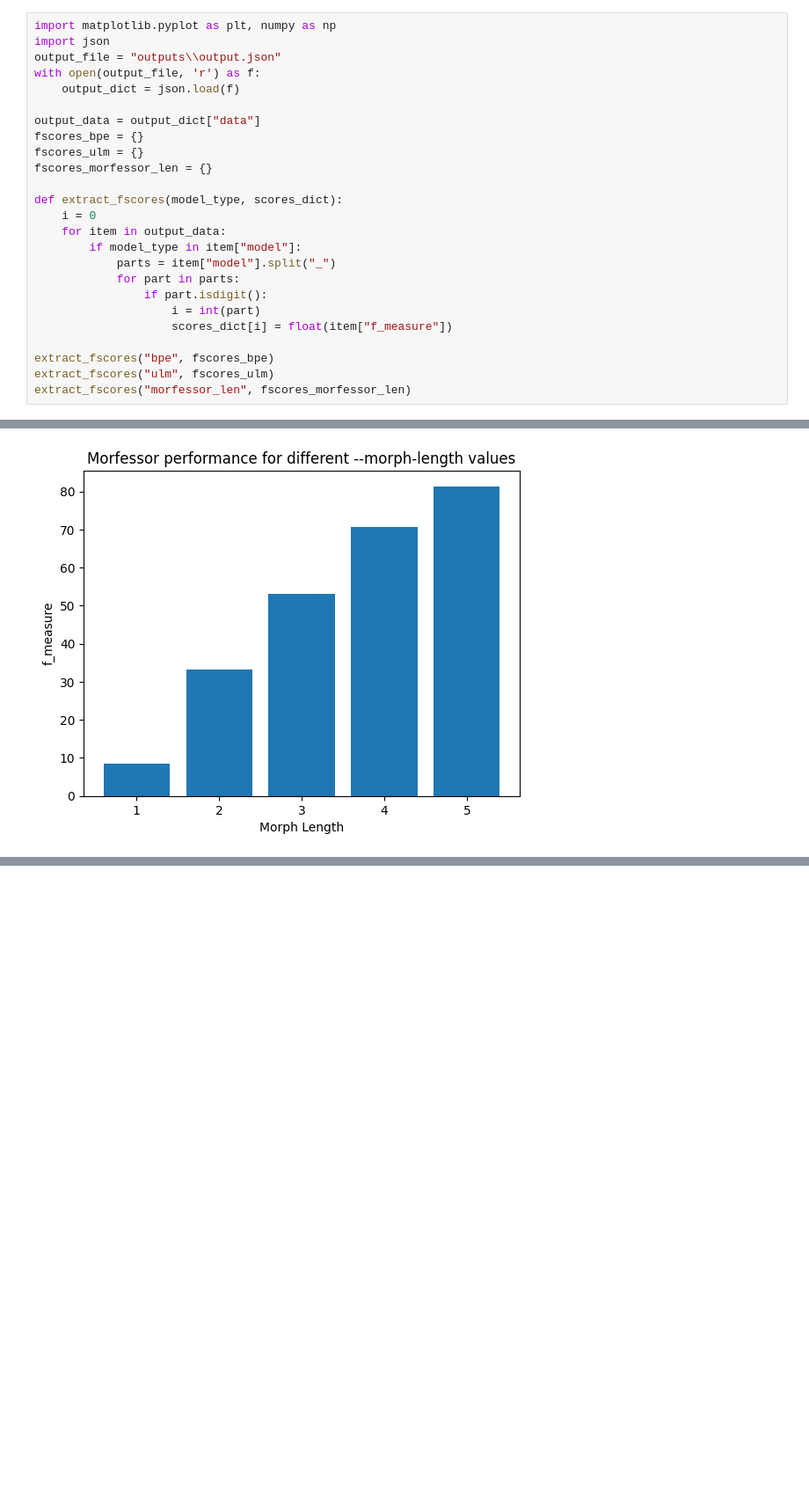
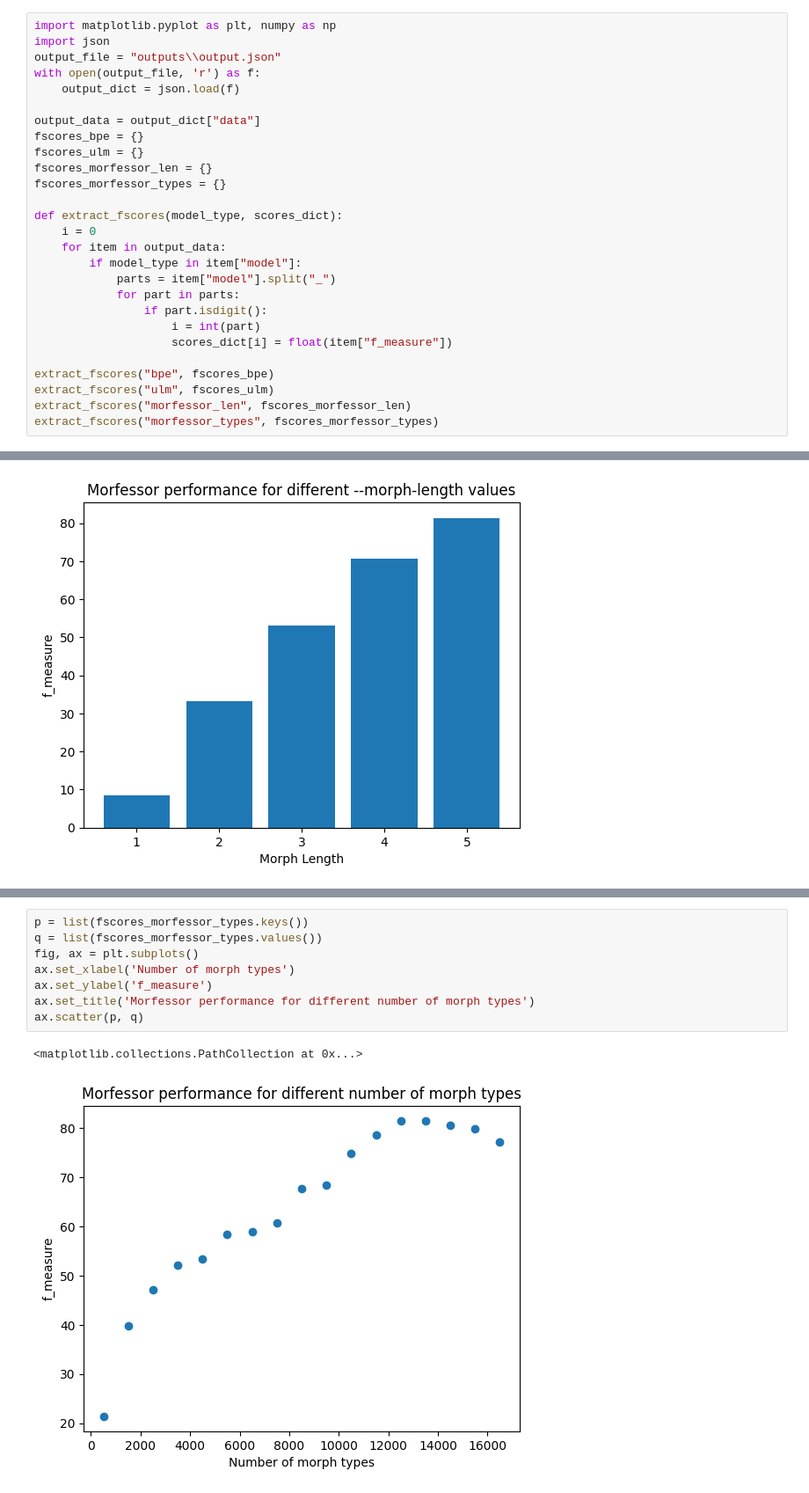
Before and after one commit to tanmaydeshp/NLP-Praktikum, a Jupyter notebook: segmentation_techniques/eval_plot.ipynb, the cells around one changed output, grey strips where cells are left out. Shown at 88% size. Drawn from its saved outputs; the diff is of its cells as text; blank space fills up the shorter version.

Commit message:
Added plot and code for num_morph_types

```diff
--- a/segmentation_techniques/eval_plot.ipynb
+++ b/segmentation_techniques/eval_plot.ipynb
@@ -11,6 +11,7 @@ output_data = output_dict["data"]
 fscores_bpe = {}
 fscores_ulm = {}
 fscores_morfessor_len = {}
+fscores_morfessor_types = {}
 
 def extract_fscores(model_type, scores_dict):
     i = 0
@@ -25,6 +26,7 @@ def extract_fscores(model_type, scores_dict):
 extract_fscores("bpe", fscores_bpe)
 extract_fscores("ulm", fscores_ulm)
 extract_fscores("morfessor_len", fscores_morfessor_len)
+extract_fscores("morfessor_types", fscores_morfessor_types)
 # %%
 x = list(fscores_bpe.keys())
 y1 = list(fscores_bpe.values())
@@ -54,0 +59,11 @@ ax.bar(a,b)
+# %%
+p = list(fscores_morfessor_types.keys())
+q = list(fscores_morfessor_types.values())
+fig, ax = plt.subplots()
+ax.set_xlabel('Number of morph types')
+ax.set_ylabel('f_measure')
+ax.set_title('Morfessor performance for different number of morph types')
+ax.scatter(p, q)
+# %% [output]
+<matplotlib.collections.PathCollection at 0x...>
+[figure, added]
```
Also changed, not shown: parts of 1 cell of this notebook, 4 other files.
